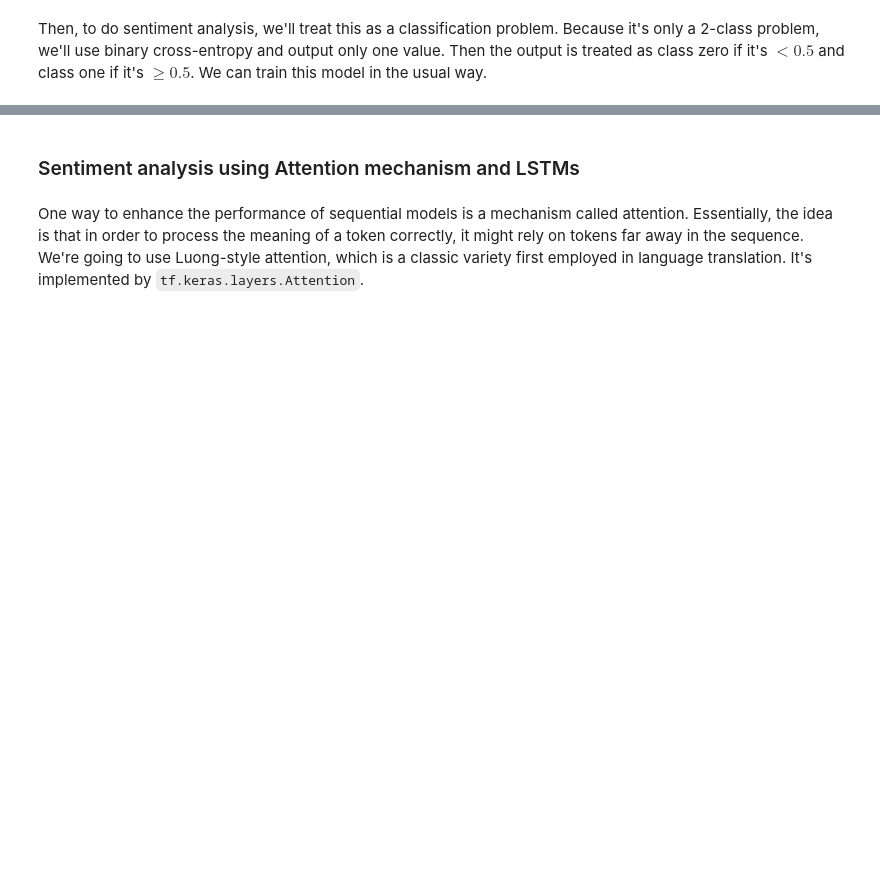
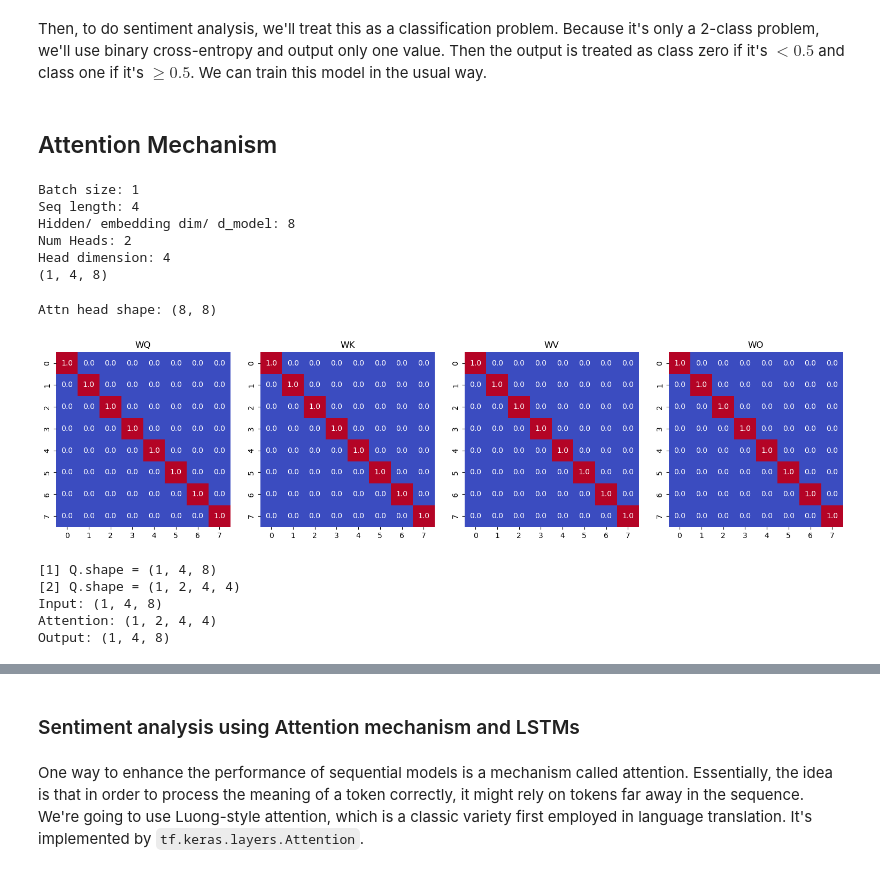
Before and after one commit to sscott-cse/Intro-Deep-Learning-Notebooks, a Jupyter notebook: CSCE-479-879/Hackathons/hackathon6.ipynb, the cells around one changed output, grey strips where cells are left out. Cells and saved outputs as stored; diff of their text form; code cells hidden in the pictures; blank space fills up the shorter version.

```diff
--- a/CSCE-479-879/Hackathons/hackathon6.ipynb
+++ b/CSCE-479-879/Hackathons/hackathon6.ipynb
@@ -264,2 +368,66 @@ for batch in ds['train'].batch(2):
 # %% [markdown]
 Then, to do sentiment analysis, we'll treat this as a classification problem. Because it's only a 2-class problem, we'll use binary cross-entropy and output only one value. Then the output is treated as class zero if it's $<0.5$ and class one if it's $\geq0.5$. We can train this model in the usual way.
+# %% [markdown]
+## Attention Mechanism
+# %%
+B, S, D, H = 1, 4, 8, 2
+Dh = D // H
+print(f'Batch size: {B}')
+print(f'Seq length: {S}')
+print(f'Hidden/ embedding dim/ d_model: {D}')
+print(f'Num Heads: {H}')
+print(f'Head dimension: {Dh}')
+
+# Four tokens, each represented by 8 features
+X = tf.constant([
+    [[1., 0., 0., 0., 1., 0., 0., 0.], # token 1
+     [0., 1., 0., 0., 0., 1., 0., 0.], # token 2
+     [0., 0., 1., 0., 0., 0., 1., 0.], # token 3
+     [0., 0., 0., 1., 0., 0., 0., 1.], # token 4
+    ]
+])
+
+print(X.shape)
+# %% [output]
+Batch size: 1
+Seq length: 4
+Hidden/ embedding dim/ d_model: 8
+Num Heads: 2
+Head dimension: 4
+(1, 4, 8)
+# %%
+# Full projection matrices
+Wq = tf.Variable(tf.eye(D))
+Wk = tf.Variable(tf.eye(D))
+Wv = tf.Variable(tf.eye(D))
+Wo = tf.Variable(tf.eye(D))
+
+print(f'Attn head shape: {Wq.shape}')
+# %% [output]
+Attn head shape: (8, 8)
+# %%
+
+import seaborn as sns
+import matplotlib.pyplot as plt
+
+fig, axes = plt.subplots(1, 4, figsize=(16, 4))
+
+for ax, (name, W) in zip(
+    axes,
+    [("Q", Wq), ("K", Wk), ("V", Wv), ("O", Wo)]
+):
+    sns.heatmap(
+        W.numpy(),
+        ax=ax,
+        cmap="coolwarm",
+        annot=True,
+        fmt=".1f",
+        square=True,
+        cbar=False
+    )
+    ax.set_title(f"W{name}")
+
+plt.tight_layout()
+plt.show()
+# %% [output]
+[figure, added]
@@ -265,0 +475,12 @@ Then, to do sentiment analysis, we'll treat this as a classification problem. Be
+# %%
+attention_block_outputs = attention(X)
+
+print("Input:", X.shape)
+print("Attention:", attention_block_outputs['attn_weights'].shape)
+print("Output:", attention_block_outputs['output'].shape)
+# %% [output]
+[1] Q.shape = (1, 4, 8)
+[2] Q.shape = (1, 2, 4, 4)
+Input: (1, 4, 8)
+Attention: (1, 2, 4, 4)
+Output: (1, 4, 8)
```
Also changed, not shown: parts of 44 cells of this notebook.
